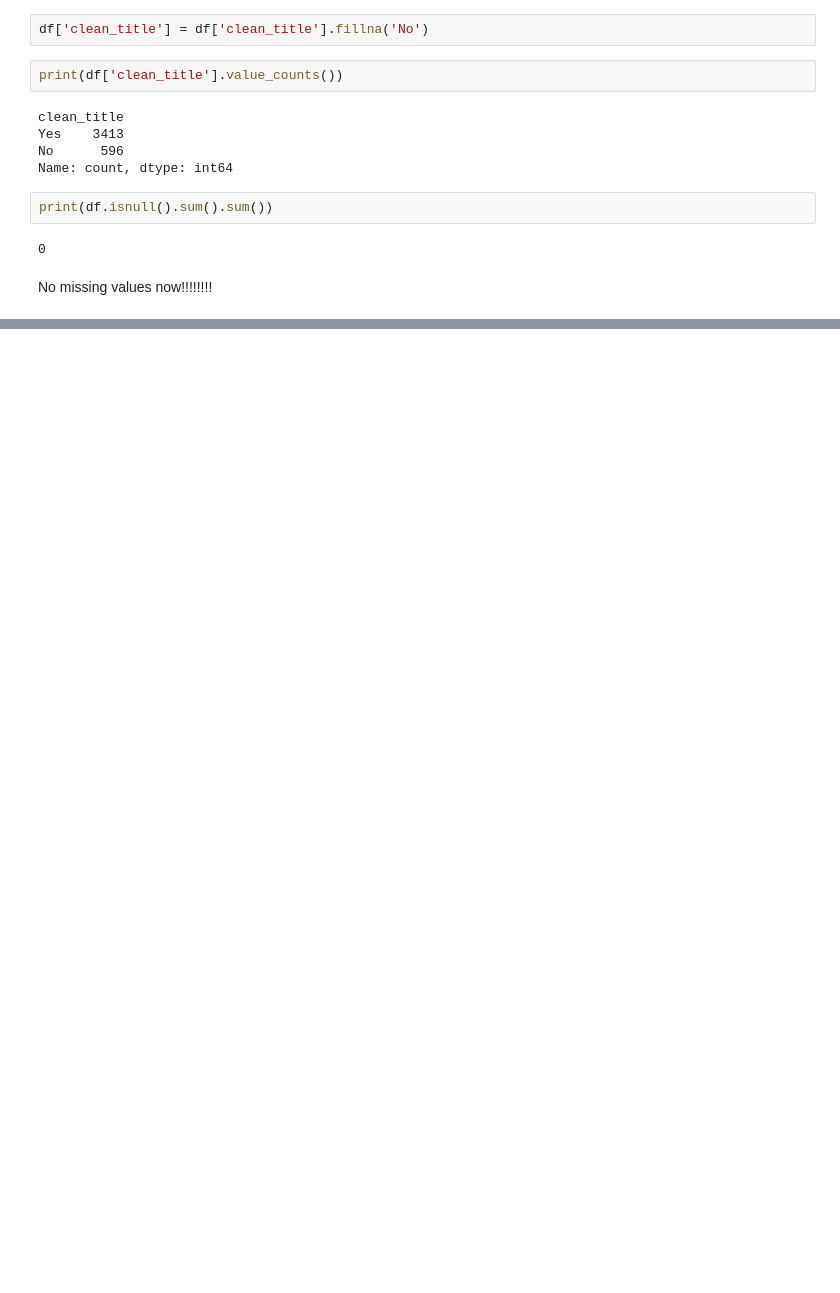
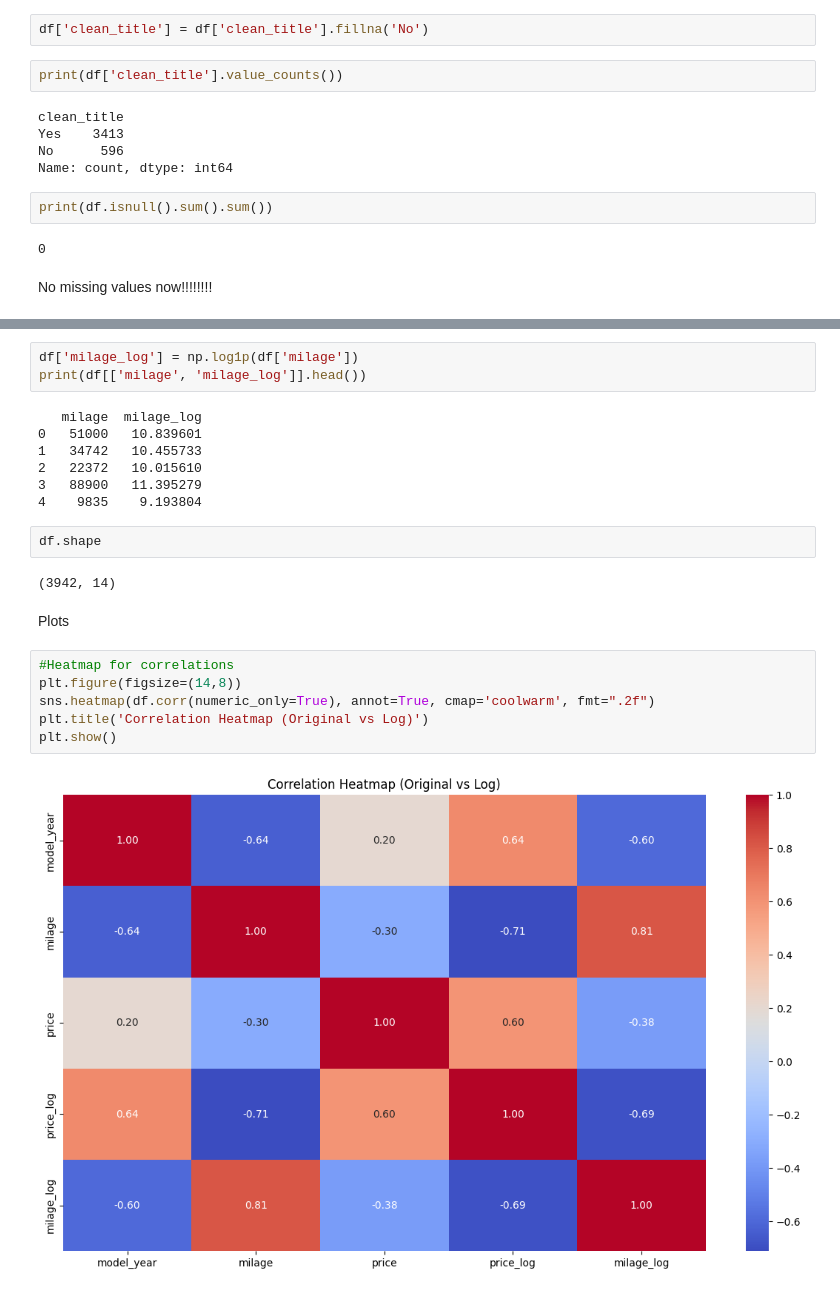
Before and after one commit to omar-reda123/Used-Car-Price-Prediction-End-to-End-ML-Project, a Jupyter notebook: notebooks/01_exploration.ipynb, the cells around one changed output, grey strips where cells are left out. Saved outputs shown, nothing was run; the diff lists cells and outputs as text; blank space fills up the shorter version.

```diff
--- a/notebooks/01_exploration.ipynb
+++ b/notebooks/01_exploration.ipynb
@@ -253,0 +341,24 @@ No missing values now!!!!!!!!
+# %%
+df['milage_log'] = np.log1p(df['milage'])
+print(df[['milage', 'milage_log']].head())
+# %% [output]
+   milage  milage_log
+0   51000   10.839601
+1   34742   10.455733
+2   22372   10.015610
+3   88900   11.395279
+4    9835    9.193804
+# %%
+df.shape
+# %% [output]
+(3942, 14)
+# %% [markdown]
+Plots
+# %%
+#Heatmap for correlations
+plt.figure(figsize=(14,8))
+sns.heatmap(df.corr(numeric_only=True), annot=True, cmap='coolwarm', fmt=".2f")
+plt.title('Correlation Heatmap (Original vs Log)')
+plt.show()
+# %% [output]
+[figure, added]
```
Also changed, not shown: parts of 16 cells of this notebook.
